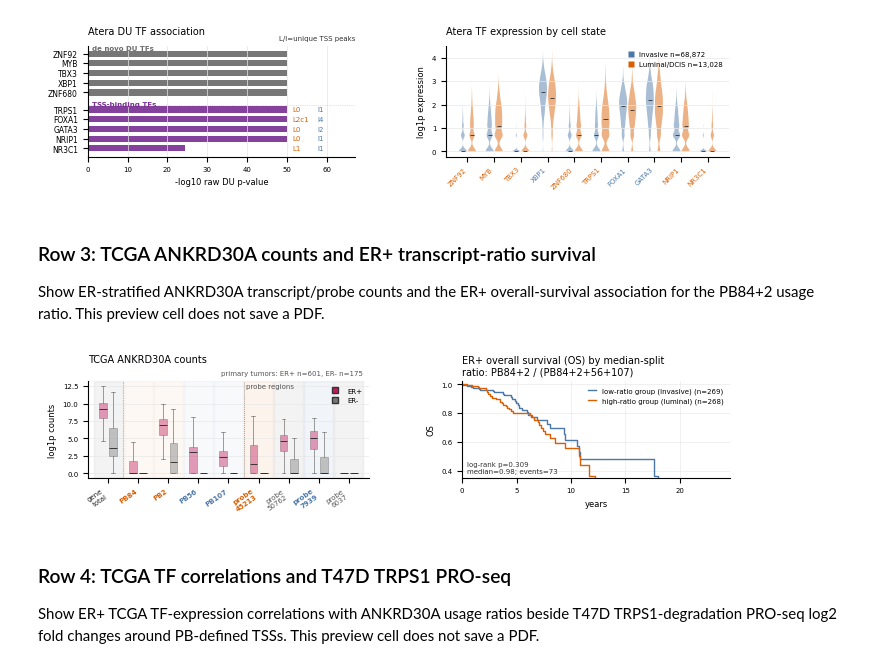
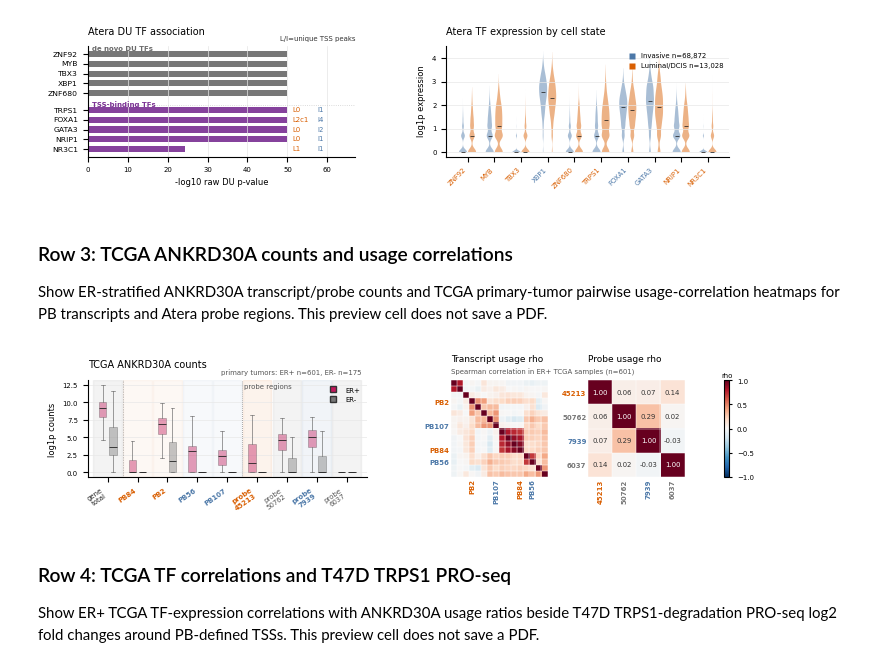
Before and after one commit to JiayuSuPKU/sonic-paper, a Jupyter notebook: scripts/atera_ffpe_human_brca/visualization.ipynb, the cells around one changed output. Saved outputs shown, nothing was run; the diff lists cells and outputs as text; code cells hidden in the pictures.

```diff
--- a/scripts/atera_ffpe_human_brca/visualization.ipynb
+++ b/scripts/atera_ffpe_human_brca/visualization.ipynb
@@ -15,25 +15,16 @@ if str(PROJECT_ROOT) not in sys.path:
     sys.path.insert(0, str(PROJECT_ROOT))
 
 import gzip
-import os
 import re
-from pathlib import Path
 from typing import Any
-
-# Keep imports/rendering deterministic in batch and notebook execution.
-os.environ.setdefault("NUMBA_DISABLE_JIT", "1")
-os.environ.setdefault("MPLBACKEND", "Agg")
-os.environ.setdefault("MPLCONFIGDIR", "/private/tmp/quadsv_mplconfig")
-os.environ.setdefault("XDG_CACHE_HOME", "/private/tmp/quadsv_cache")
-Path(os.environ["MPLCONFIGDIR"]).mkdir(parents=True, exist_ok=True)
-Path(os.environ["XDG_CACHE_HOME"]).mkdir(parents=True, exist_ok=True)
 
 import matplotlib.pyplot as plt
 from matplotlib.lines import Line2D
 from matplotlib.patches import Rectangle
 import numpy as np
 import pandas as pd
-from scipy import stats
+from scipy.cluster.hierarchy import leaves_list, linkage
+from scipy.spatial.distance import squareform
 
 from scripts.atera_ffpe_human_brca.config import (
     ANKRD30A_PROBE_MAPPINGS_CSV,
@@ -50,7 +41,6 @@ from scripts.atera_ffpe_human_brca.config import (
     SV_CSV,
     TABLE_CODEWORD,
     TABLE_GENE,
-    TCGA_GDC_CLINICAL_TSV,
     TCGA_METRIC_TABLE_TSV,
 )
 from scripts.atera_ffpe_human_brca.ankrd30a import (
@@ -61,6 +51,11 @@ from scripts.atera_ffpe_human_brca.ankrd30a import (
     load_ankrd30a_visualization_cache,
     load_tcga_metrics,
 )
+from scripts.atera_ffpe_human_brca.ankrd30a.common import (
+    LOCAL_TCGA_QUANT_DIR,
+    PROBE_REGION_USAGE_NAME,
+    TRANSCRIPT_USAGE_NAME,
+)
 from scripts.atera_ffpe_human_brca.utils import load_sdata, remap_target_from_fields, selected_to_dense
 
 MM_PER_INCH = 25.4
@@ -70,6 +65,8 @@ MAIN_FIGURE_HEIGHT_IN = 7.65
 DU_TCGA_FIGURE_HEIGHT_IN = 8.65
 # Dense spatial scatters are rasterized at this dpi; labels/axes stay vector in the PDF.
 SPATIAL_RASTER_DPI = 300
+TCGA_TRANSCRIPT_USAGE_TSV = LOCAL_TCGA_QUANT_DIR / TRANSCRIPT_USAGE_NAME
+TCGA_PROBE_REGION_USAGE_TSV = LOCAL_TCGA_QUANT_DIR / PROBE_REGION_USAGE_NAME
 
 plt.rcParams.update(
     {
@@ -1929,9 +1959,9 @@ plt.close(_fig)
 # %% [output]
 [figure]
 # %% [markdown]
-### Row 3: TCGA ANKRD30A counts and ER+ transcript-ratio survival
+### Row 3: TCGA ANKRD30A counts and usage correlations
 
-Show ER-stratified ANKRD30A transcript/probe counts and the ER+ overall-survival association for the PB84+2 usage ratio. This preview cell does not save a PDF.
+Show ER-stratified ANKRD30A transcript/probe counts and TCGA primary-tumor pairwise usage-correlation heatmaps for PB transcripts and Atera probe regions. This preview cell does not save a PDF.
 # %%
 # Row 3/4 helpers: TCGA count summaries and ER+ TF correlations.
 def _event_metric_specs(metrics: pd.DataFrame) -> list[dict[str, str]]:
@@ -2028,7 +2058,7 @@ def plot_tcga_count_boxplots(fig: Any, gs: Any, metrics: pd.DataFrame) -> None:
         if str(spec.get("class")) in PROBE_CLASS_COLORS:
             tick.set_fontweight("bold")
     count_ax.set_ylabel("log1p counts")
-    count_ax.set_title("TCGA ANKRD30A counts", loc="left", y=1.2, pad=0)
+    count_ax.set_title("TCGA ANKRD30A counts", loc="left", y=1.14, pad=0)
     count_ax.grid(axis="y", color="#E8E8E8", linewidth=0.5)
     count_ax.spines[["top", "right"]].set_visible(False)
     handles = [
@@ -2294,15 +2320,15 @@ def plot_tcga_transcript_survival_panel(fig: Any, gs: Any, metrics: pd.DataFrame
 # %%
 # Preview DU/TCGA panel 3 without writing a PDF.
 _tcga_metrics = load_tcga_metrics_cached()
-_tcga_clinical = load_tcga_survival_clinical_cached()
+_tcga_usage = load_tcga_usage_matrices_cached()
 _fig = plt.figure(figsize=(FIGURE_WIDTH_IN, 1.75), constrained_layout=False)
-_gs = _fig.add_gridspec(1, 2, width_ratios=[1.05, 1.0], left=0.08, right=0.965, top=0.83, bottom=0.28, wspace=0.34)
+_gs = _fig.add_gridspec(1, 2, width_ratios=[1.0, 1.0], left=0.08, right=0.965, top=0.83, bottom=0.28, wspace=0.30)
 plot_tcga_count_boxplots(_fig, _gs[0, 0], _tcga_metrics)
-plot_tcga_transcript_survival_panel(_fig, _gs[0, 1], _tcga_metrics, _tcga_clinical)
+plot_tcga_usage_correlation_panel(_fig, _gs[0, 1], _tcga_usage)
 plt.show()
 plt.close(_fig)
 # %% [output]
-[figure, old version]
+[figure, new version]
 # %% [markdown]
 ### Row 4: TCGA TF correlations and T47D TRPS1 PRO-seq
 
```
Also changed, not shown: parts of 10 cells of this notebook, 6 other files.
